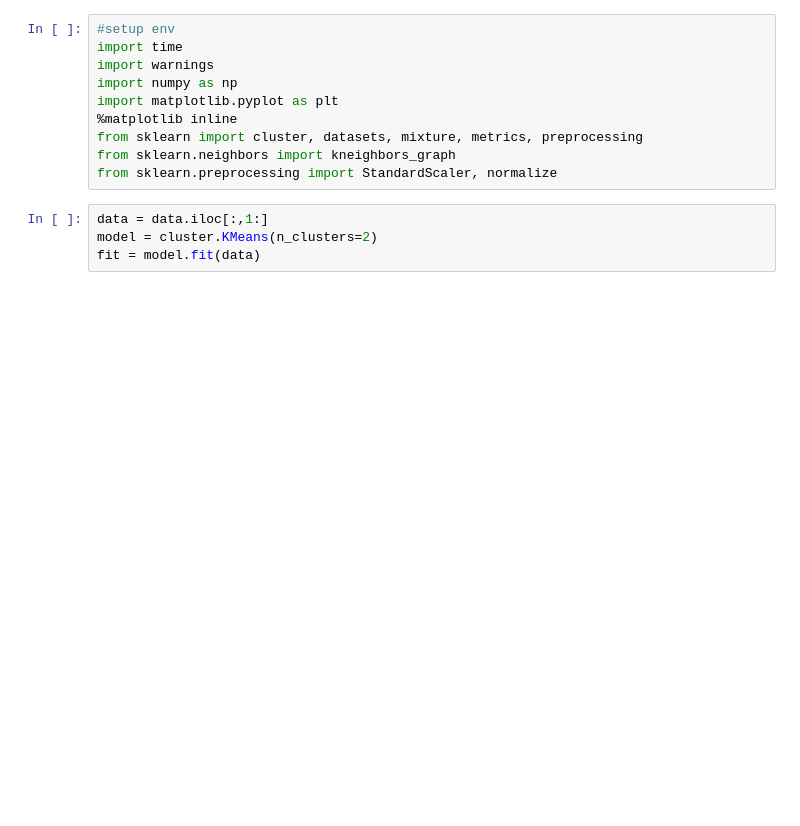
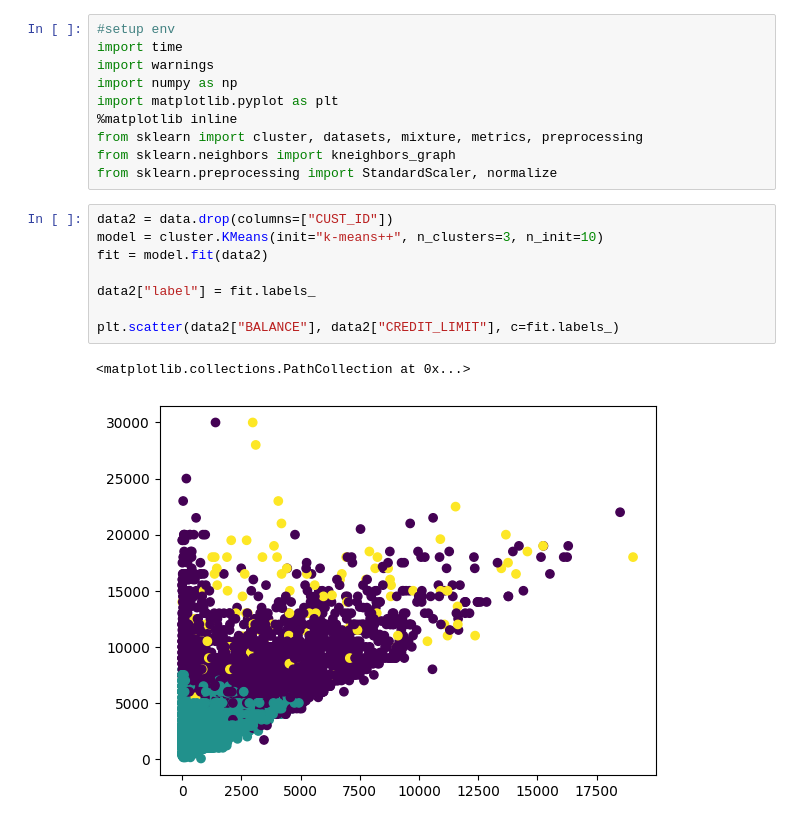
Before and after one commit to 0e141/ENITS_DataMining_WS23, a Jupyter notebook: Week_4/Assignment_4.1_Clustering.ipynb, the cells around one changed output. Drawn from its saved outputs; the diff is of its cells as text; blank space fills up the shorter version.

```diff
--- a/Week_4/Assignment_4.1_Clustering.ipynb
+++ b/Week_4/Assignment_4.1_Clustering.ipynb
@@ -81,7 +81,14 @@ import matplotlib.pyplot as plt
 from sklearn import cluster, datasets, mixture, metrics, preprocessing
 from sklearn.neighbors import kneighbors_graph
 from sklearn.preprocessing import StandardScaler, normalize
-# %%
-data = data.iloc[:,1:]
-model = cluster.KMeans(n_clusters=2)
-fit = model.fit(data)
+# %%
+data2 = data.drop(columns=["CUST_ID"])
+model = cluster.KMeans(init="k-means++", n_clusters=3, n_init=10)
+fit = model.fit(data2)
+
+data2["label"] = fit.labels_
+
+plt.scatter(data2["BALANCE"], data2["CREDIT_LIMIT"], c=fit.labels_)
+# %% [output]
+<matplotlib.collections.PathCollection at 0x...>
+[figure, added]
```
Also changed, not shown: parts of 4 cells of this notebook.
